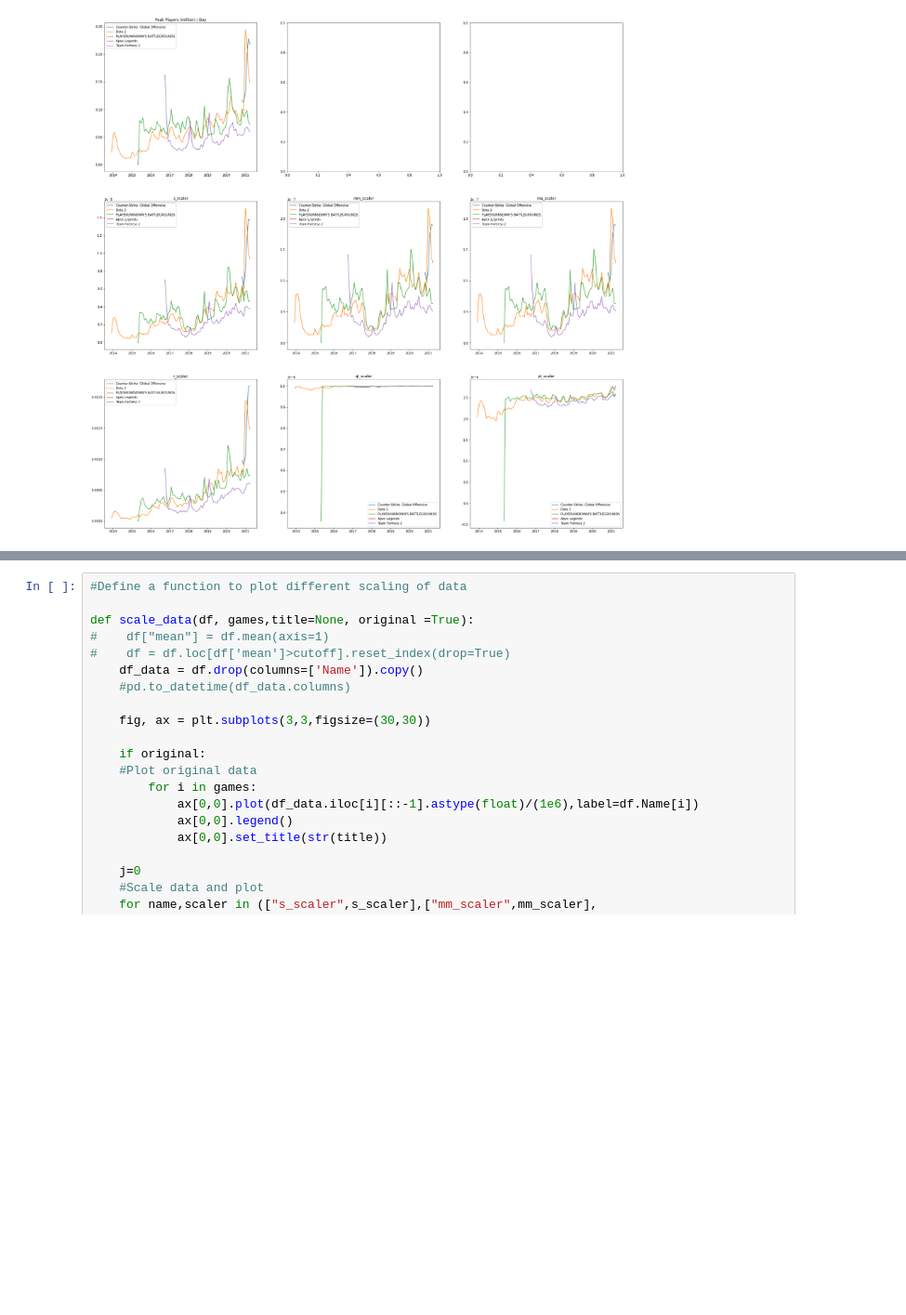
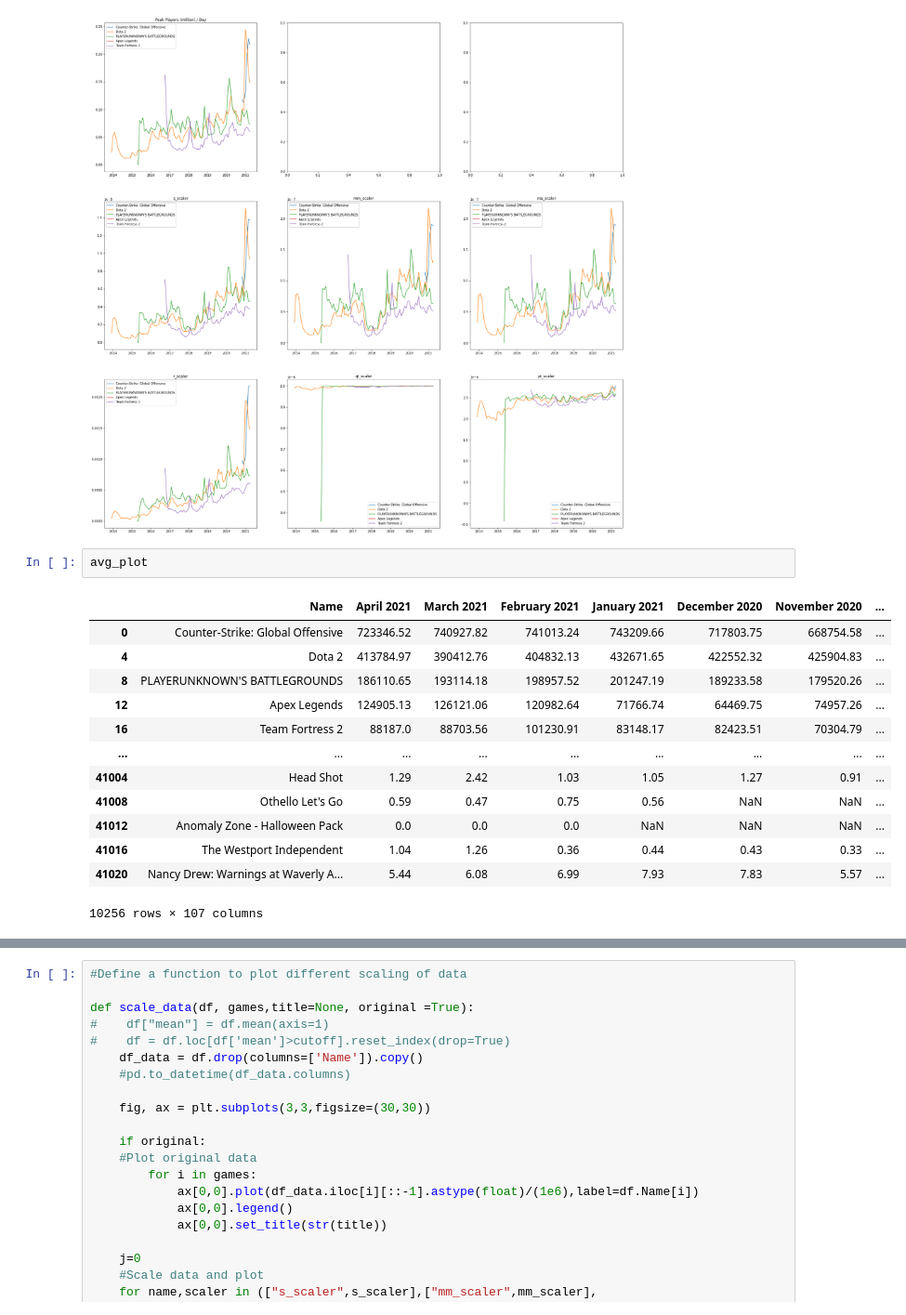
Before and after one commit to rsatijaUT/steaming-hot, a Jupyter notebook: Ling/DataAnalysisGeneral.ipynb, the cells around one changed output, grey strips where cells are left out. Shown at 93% size. Saved outputs shown, nothing was run; the diff lists cells and outputs as text; blank space fills up the shorter version.

```diff
--- a/Ling/DataAnalysisGeneral.ipynb
+++ b/Ling/DataAnalysisGeneral.ipynb
@@ -199,3 +202,19 @@ games = peak_players.Name[0:5].index
 scale_data(peak_plot,games,title="Peak Players (million) / Day")
 # %% [output]
 [figure]
+# %%
+avg_plot
+# %% [output]
+|  | Name | April 2021 | March 2021 | February 2021 | January 2021 | December 2020 | November 2020 | ... |
+| 0 | Counter-Strike: Global Offensive | 723346.52 | 740927.82 | 741013.24 | 743209.66 | 717803.75 | 668754.58 | ... |
+| 4 | Dota 2 | 413784.97 | 390412.76 | 404832.13 | 432671.65 | 422552.32 | 425904.83 | ... |
+| 8 | PLAYERUNKNOWN'S BATTLEGROUNDS | 186110.65 | 193114.18 | 198957.52 | 201247.19 | 189233.58 | 179520.26 | ... |
+| 12 | Apex Legends | 124905.13 | 126121.06 | 120982.64 | 71766.74 | 64469.75 | 74957.26 | ... |
+| 16 | Team Fortress 2 | 88187.0 | 88703.56 | 101230.91 | 83148.17 | 82423.51 | 70304.79 | ... |
+| ... | ... | ... | ... | ... | ... | ... | ... | ... |
+| 41004 | Head Shot | 1.29 | 2.42 | 1.03 | 1.05 | 1.27 | 0.91 | ... |
+| 41008 | Othello Let's Go | 0.59 | 0.47 | 0.75 | 0.56 | NaN | NaN | ... |
+| 41012 | Anomaly Zone - Halloween Pack | 0.0 | 0.0 | 0.0 | NaN | NaN | NaN | ... |
+| 41016 | The Westport Independent | 1.04 | 1.26 | 0.36 | 0.44 | 0.43 | 0.33 | ... |
+| 41020 | Nancy Drew: Warnings at Waverly A... | 5.44 | 6.08 | 6.99 | 7.93 | 7.83 | 5.57 | ... |
+10256 rows × 107 columns
```
Also changed, not shown: parts of 6 cells of this notebook, 5 other files.
